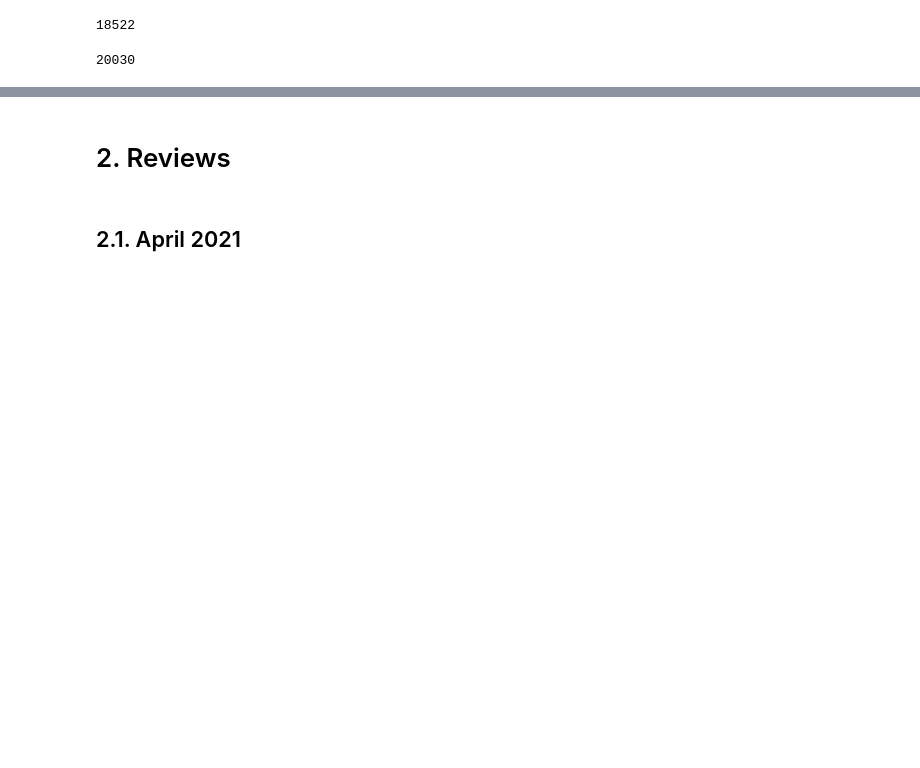
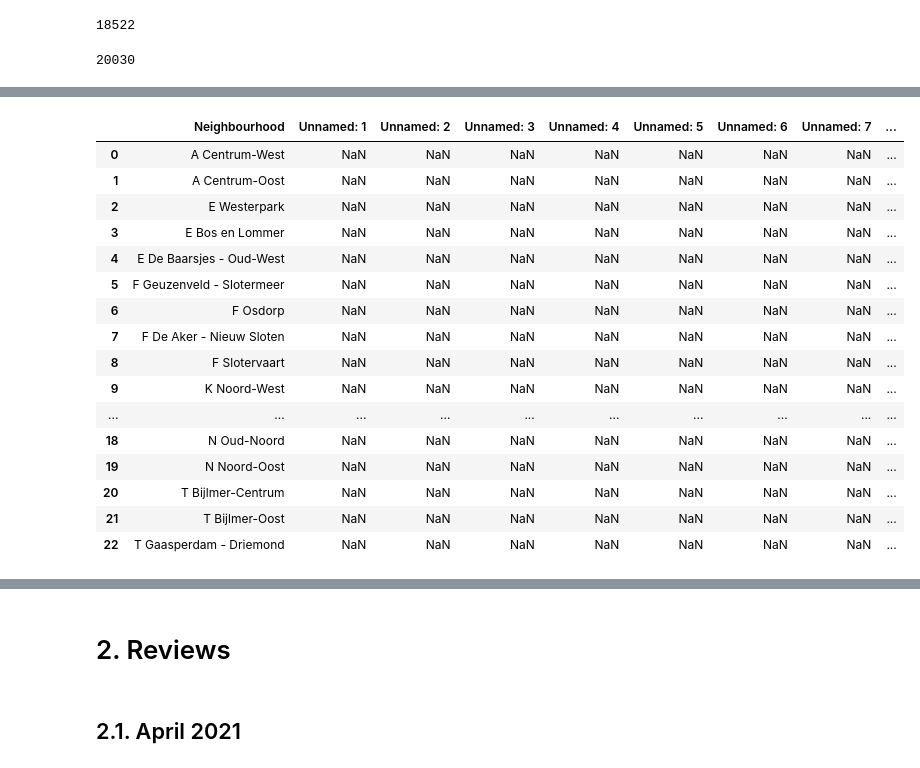
Before and after one commit to lauratll/Airbnb_Amsterdam_covid19, a Jupyter notebook: documentation/Exploring_the_data.ipynb, the cells around one changed output, grey strips where cells are left out. Cells and saved outputs as stored; diff of their text form; code cells hidden in the pictures; blank space fills up the shorter version.

```diff
--- a/documentation/Exploring_the_data.ipynb
+++ b/documentation/Exploring_the_data.ipynb
@@ -94,0 +173,21 @@ listings_dec_18["id"].nunique()
+# %%
+neighbourhood_district =pd.read_excel("../data/raw_data/neihbourhood_district.xlsx")
+neighbourhood_district
+# %% [output]
+|  | Neighbourhood | Unnamed: 1 | Unnamed: 2 | Unnamed: 3 | Unnamed: 4 | Unnamed: 5 | Unnamed: 6 | Unnamed: 7 | ... |
+| 0 | A Centrum-West | NaN | NaN | NaN | NaN | NaN | NaN | NaN | ... |
+| 1 | A Centrum-Oost | NaN | NaN | NaN | NaN | NaN | NaN | NaN | ... |
+| 2 | E Westerpark | NaN | NaN | NaN | NaN | NaN | NaN | NaN | ... |
+| 3 | E Bos en Lommer | NaN | NaN | NaN | NaN | NaN | NaN | NaN | ... |
+| 4 | E De Baarsjes - Oud-West | NaN | NaN | NaN | NaN | NaN | NaN | NaN | ... |
+| 5 | F Geuzenveld - Slotermeer | NaN | NaN | NaN | NaN | NaN | NaN | NaN | ... |
+| 6 | F Osdorp | NaN | NaN | NaN | NaN | NaN | NaN | NaN | ... |
+| 7 | F De Aker - Nieuw Sloten | NaN | NaN | NaN | NaN | NaN | NaN | NaN | ... |
+| 8 | F Slotervaart | NaN | NaN | NaN | NaN | NaN | NaN | NaN | ... |
+| 9 | K Noord-West | NaN | NaN | NaN | NaN | NaN | NaN | NaN | ... |
+| ... | ... | ... | ... | ... | ... | ... | ... | ... | ... |
+| 18 | N Oud-Noord | NaN | NaN | NaN | NaN | NaN | NaN | NaN | ... |
+| 19 | N Noord-Oost | NaN | NaN | NaN | NaN | NaN | NaN | NaN | ... |
+| 20 | T Bijlmer-Centrum | NaN | NaN | NaN | NaN | NaN | NaN | NaN | ... |
+| 21 | T Bijlmer-Oost | NaN | NaN | NaN | NaN | NaN | NaN | NaN | ... |
+| 22 | T Gaasperdam - Driemond | NaN | NaN | NaN | NaN | NaN | NaN | NaN | ... |
```
Also changed, not shown: parts of 141 cells of this notebook, 24 other files.
